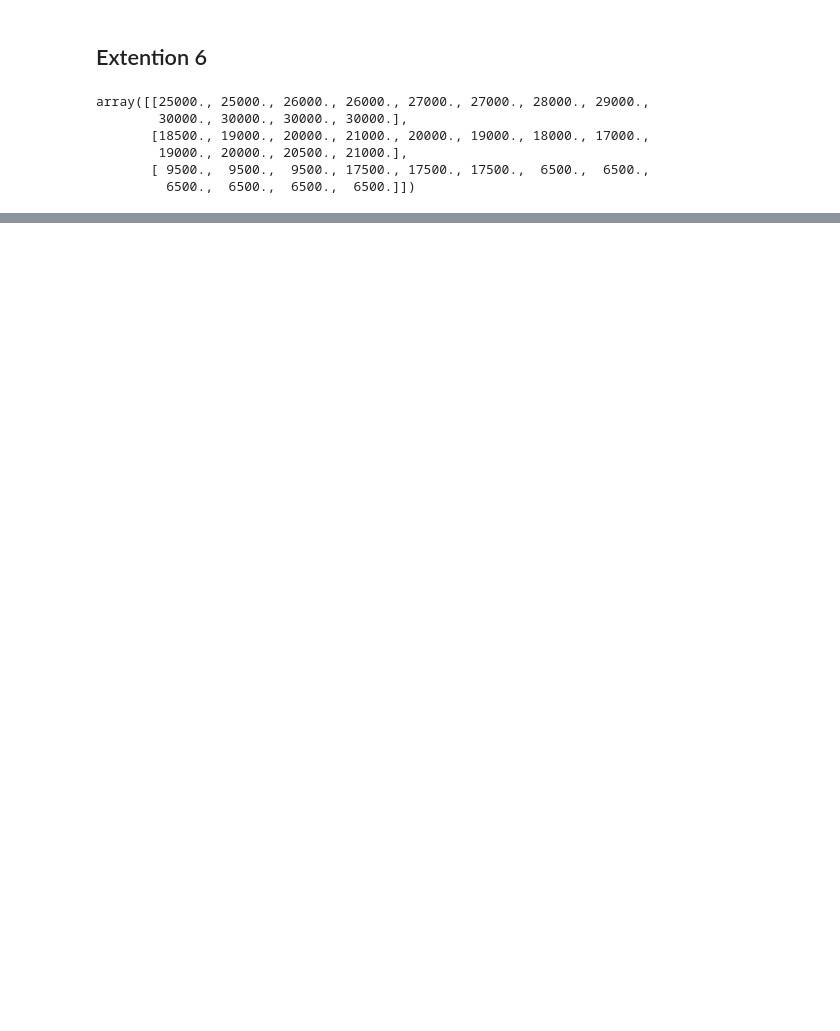
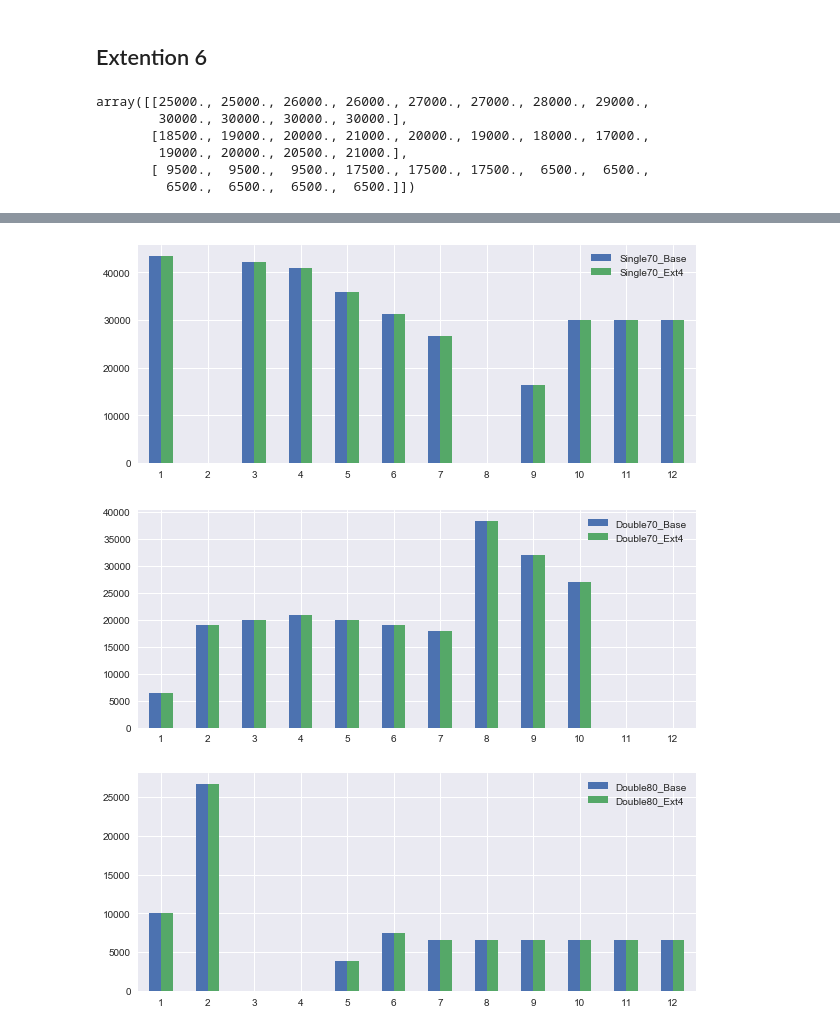
Before and after one commit to harunkivril/IE313_Assignment1, a Jupyter notebook: Harun/Assignment1.ipynb, the cells around one changed output, grey strips where cells are left out. Cells and saved outputs as stored; diff of their text form; code cells hidden in the pictures; blank space fills up the shorter version.

```diff
--- a/Harun/Assignment1.ipynb
+++ b/Harun/Assignment1.ipynb
@@ -521,0 +836,15 @@ M_Base.pprint()
+# %%
+fig, ax = plt.subplots(figsize=(10,4))
+ax = base['X'][['Single70']].join(ext4['X'][['Single70']], lsuffix='_Base', rsuffix='_Ext4').plot.bar(rot=0, ax=ax)
+ax.set_xticklabels(range(1,13))
+fig, ax = plt.subplots(figsize=(10,4))
+ax = base['X'][['Double70']].join(ext4['X'][['Double70']], lsuffix='_Base', rsuffix='_Ext4').plot.bar(rot=0, ax=ax)
+ax.set_xticklabels(range(1,13))
+fig, ax = plt.subplots(figsize=(10,4))
+ax = base['X'][['Double80']].join(ext4['X'][['Double80']], lsuffix='_Base', rsuffix='_Ext4').plot.bar(rot=0, ax=ax)
+ax.set_xticklabels(range(1,13))
+plt.show()
+# %% [output]
+[figure, added]
+[figure, added]
+[figure, added]
```
Also changed, not shown: parts of 37 cells of this notebook.
